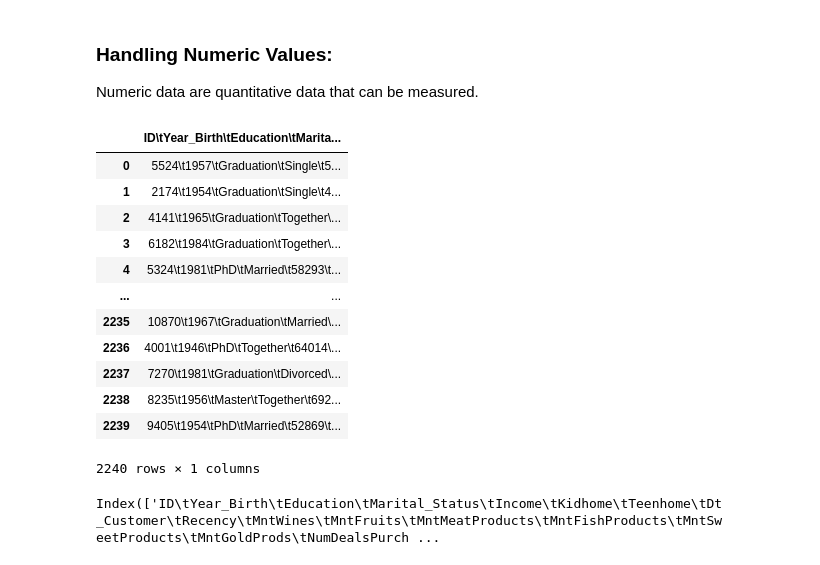
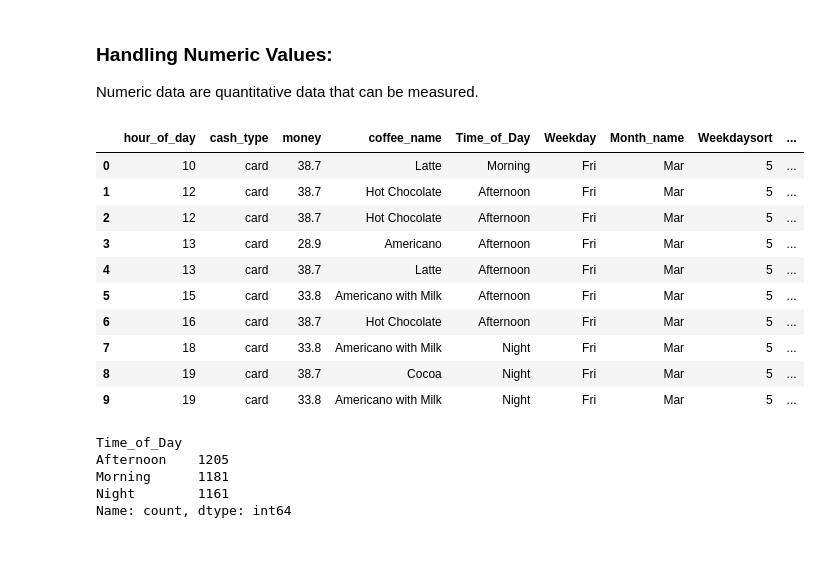
Before and after one commit to Anirudh-rao/Machine-Learning-Project, a Jupyter notebook: 5.Feature Engineering/Pandas/1.CreatingFeatures.ipynb, the cells around one changed output. Cells and saved outputs as stored; diff of their text form; code cells hidden in the pictures.

```diff
--- a/5.Feature Engineering/Pandas/1.CreatingFeatures.ipynb
+++ b/5.Feature Engineering/Pandas/1.CreatingFeatures.ipynb
@@ -144,23 +144,26 @@ See the caveats in the documentation: https://pandas.pydata.org/pandas-docs/stab
 
 Numeric data are quantitative data that can be measured.
 # %%
-df1 = pd.read_csv('data/marketing_campaign.csv')
-df1
+coffee_sales = pd.read_csv('data/Coffe_sales.csv')
+coffee_sales.head(10)
 # %% [output]
-|  | ID\tYear_Birth\tEducation\tMarita... |
-| 0 | 5524\t1957\tGraduation\tSingle\t5... |
-| 1 | 2174\t1954\tGraduation\tSingle\t4... |
-| 2 | 4141\t1965\tGraduation\tTogether\... |
-| 3 | 6182\t1984\tGraduation\tTogether\... |
-| 4 | 5324\t1981\tPhD\tMarried\t58293\t... |
-| ... | ... |
-| 2235 | 10870\t1967\tGraduation\tMarried\... |
-| 2236 | 4001\t1946\tPhD\tTogether\t64014\... |
-| 2237 | 7270\t1981\tGraduation\tDivorced\... |
-| 2238 | 8235\t1956\tMaster\tTogether\t692... |
-| 2239 | 9405\t1954\tPhD\tMarried\t52869\t... |
+|  | hour_of_day | cash_type | money | coffee_name | Time_of_Day | Weekday | Month_name | Weekdaysort | ... |
+| 0 | 10 | card | 38.7 | Latte | Morning | Fri | Mar | 5 | ... |
+| 1 | 12 | card | 38.7 | Hot Chocolate | Afternoon | Fri | Mar | 5 | ... |
+| 2 | 12 | card | 38.7 | Hot Chocolate | Afternoon | Fri | Mar | 5 | ... |
+| 3 | 13 | card | 28.9 | Americano | Afternoon | Fri | Mar | 5 | ... |
+| 4 | 13 | card | 38.7 | Latte | Afternoon | Fri | Mar | 5 | ... |
+| 5 | 15 | card | 33.8 | Americano with Milk | Afternoon | Fri | Mar | 5 | ... |
+| 6 | 16 | card | 38.7 | Hot Chocolate | Afternoon | Fri | Mar | 5 | ... |
+| 7 | 18 | card | 33.8 | Americano with Milk | Night | Fri | Mar | 5 | ... |
+| 8 | 19 | card | 38.7 | Cocoa | Night | Fri | Mar | 5 | ... |
+| 9 | 19 | card | 33.8 | Americano with Milk | Night | Fri | Mar | 5 | ... |
-2240 rows × 1 columns
 # %%
-df1.columns
+counts = coffee_sales['Time_of_Day'].value_counts()
+print(counts)
 # %% [output]
-Index(['ID\tYear_Birth\tEducation\tMarital_Status\tIncome\tKidhome\tTeenhome\tDt_Customer\tRecency\tMntWines\tMntFruits\tMntMeatProducts\tMntFishProducts\tMntSweetProducts\tMntGoldProds\tNumDealsPurch ...
+Time_of_Day
+Afternoon    1205
+Morning      1181
+Night        1161
+Name: count, dtype: int64
```
Also changed, not shown: parts of 1 cell of this notebook.
